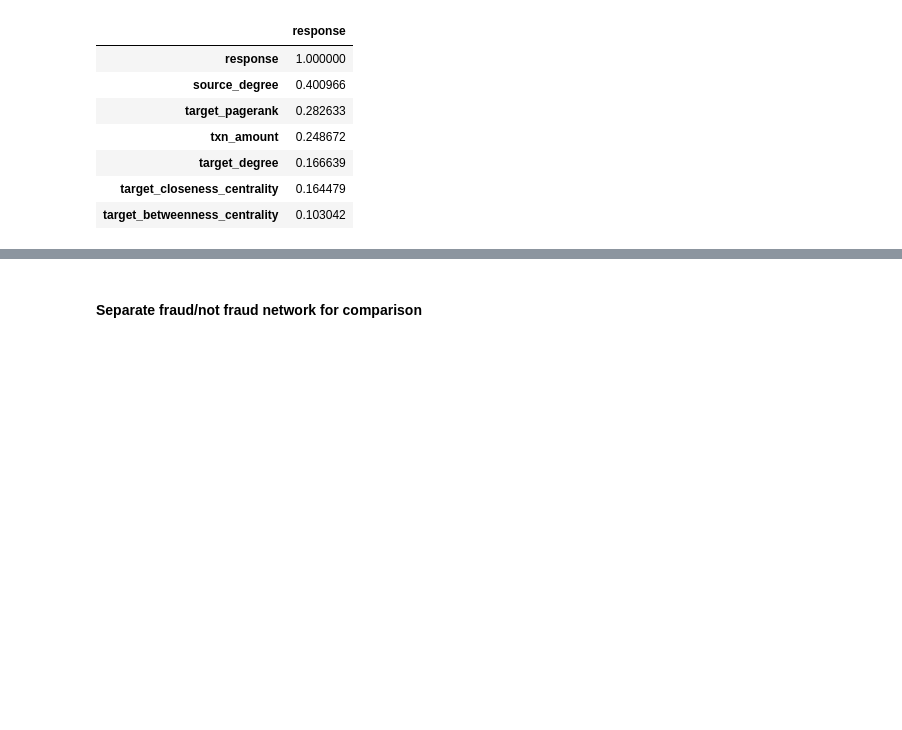
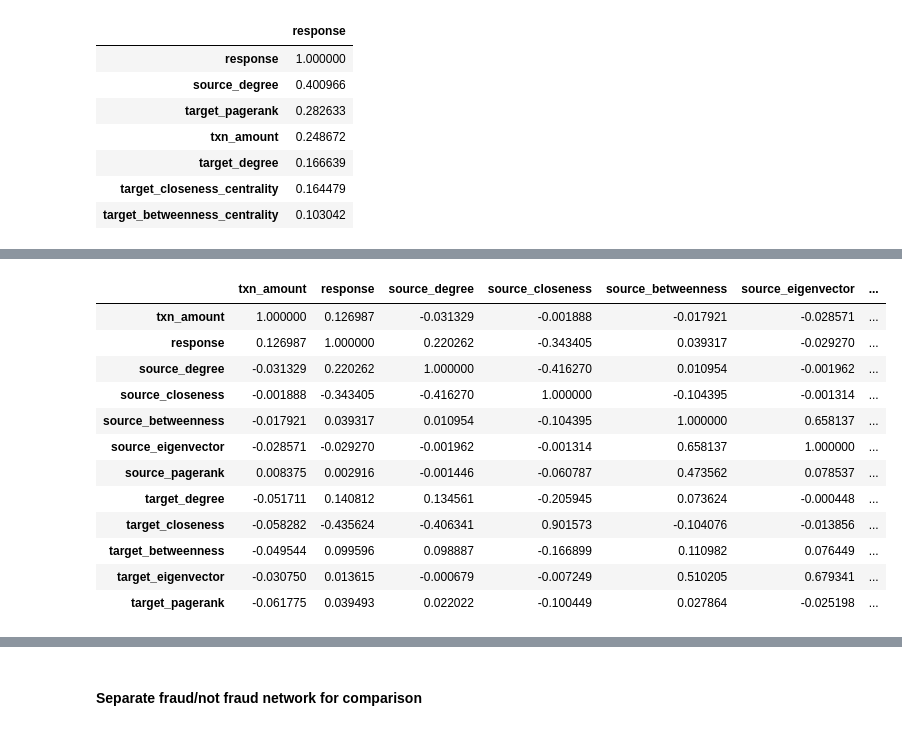
Before and after one commit to doscsy12/ADI_projects, a Jupyter notebook: AML/EDA_level_1_paymaya.ipynb, the cells around one changed output, grey strips where cells are left out. Saved outputs shown, nothing was run; the diff lists cells and outputs as text; code cells hidden in the pictures; blank space fills up the shorter version.

```diff
--- a/AML/EDA_level_1_paymaya.ipynb
+++ b/AML/EDA_level_1_paymaya.ipynb
@@ -768,0 +888,16 @@ cen_corr.loc[cen_corr['response']>=0.05,['response']].sort_values(by=['response'
+# %%
+lvl1pay_cen.corr()
+# %% [output]
+|  | txn_amount | response | source_degree | source_closeness | source_betweenness | source_eigenvector | ... |
+| txn_amount | 1.000000 | 0.126987 | -0.031329 | -0.001888 | -0.017921 | -0.028571 | ... |
+| response | 0.126987 | 1.000000 | 0.220262 | -0.343405 | 0.039317 | -0.029270 | ... |
+| source_degree | -0.031329 | 0.220262 | 1.000000 | -0.416270 | 0.010954 | -0.001962 | ... |
+| source_closeness | -0.001888 | -0.343405 | -0.416270 | 1.000000 | -0.104395 | -0.001314 | ... |
+| source_betweenness | -0.017921 | 0.039317 | 0.010954 | -0.104395 | 1.000000 | 0.658137 | ... |
+| source_eigenvector | -0.028571 | -0.029270 | -0.001962 | -0.001314 | 0.658137 | 1.000000 | ... |
+| source_pagerank | 0.008375 | 0.002916 | -0.001446 | -0.060787 | 0.473562 | 0.078537 | ... |
+| target_degree | -0.051711 | 0.140812 | 0.134561 | -0.205945 | 0.073624 | -0.000448 | ... |
+| target_closeness | -0.058282 | -0.435624 | -0.406341 | 0.901573 | -0.104076 | -0.013856 | ... |
+| target_betweenness | -0.049544 | 0.099596 | 0.098887 | -0.166899 | 0.110982 | 0.076449 | ... |
+| target_eigenvector | -0.030750 | 0.013615 | -0.000679 | -0.007249 | 0.510205 | 0.679341 | ... |
+| target_pagerank | -0.061775 | 0.039493 | 0.022022 | -0.100449 | 0.027864 | -0.025198 | ... |
```
Also changed, not shown: parts of 50 cells of this notebook.
